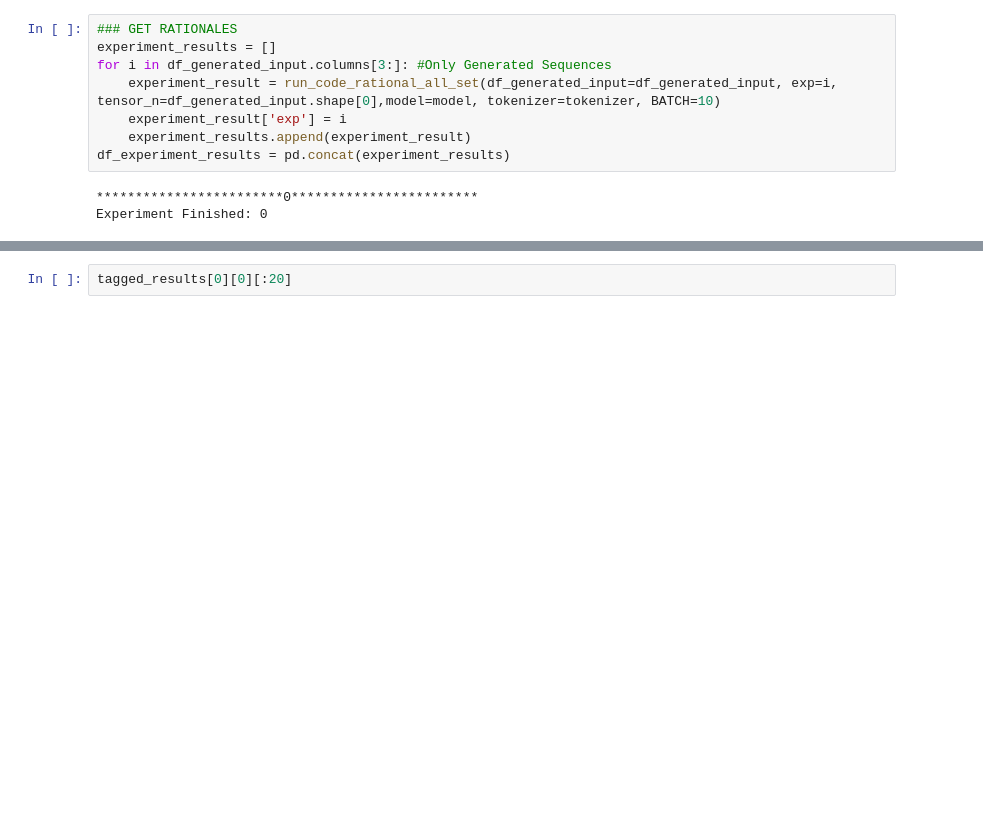
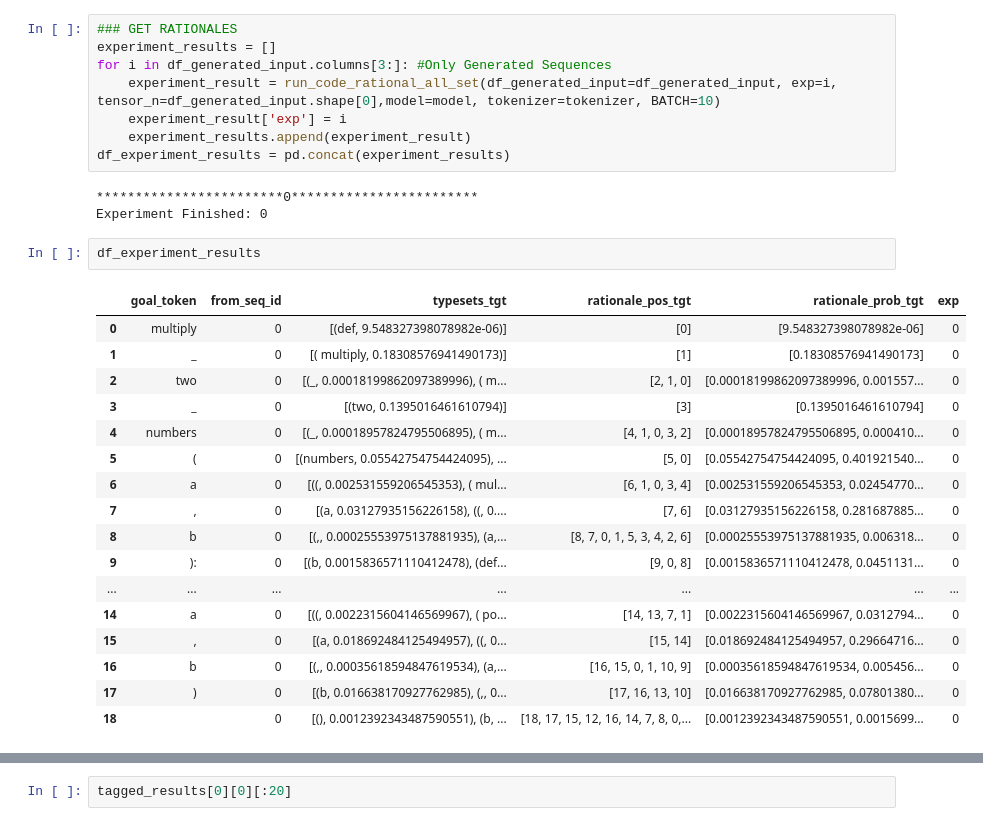
Before and after one commit to WM-SEMERU/code-rationales, a Jupyter notebook: nbs/04_local_aggregations.ipynb, the cells around one changed output, grey strips where cells are left out. Cells and saved outputs as stored; diff of their text form; blank space fills up the shorter version.

Commit message:
added rationales tagged dataframes

```diff
--- a/nbs/04_local_aggregations.ipynb
+++ b/nbs/04_local_aggregations.ipynb
@@ -550,6 +550,26 @@ df_experiment_results = pd.concat(experiment_results)
 # %% [output]
 ************************0************************
 Experiment Finished: 0
+# %%
+df_experiment_results
+# %% [output]
+|  | goal_token | from_seq_id | typesets_tgt | rationale_pos_tgt | rationale_prob_tgt | exp |
+| 0 | multiply | 0 | [(def, 9.548327398078982e-06)] | [0] | [9.548327398078982e-06] | 0 |
+| 1 | _ | 0 | [( multiply, 0.18308576941490173)] | [1] | [0.18308576941490173] | 0 |
+| 2 | two | 0 | [(_, 0.00018199862097389996), ( m... | [2, 1, 0] | [0.00018199862097389996, 0.001557... | 0 |
+| 3 | _ | 0 | [(two, 0.1395016461610794)] | [3] | [0.1395016461610794] | 0 |
+| 4 | numbers | 0 | [(_, 0.00018957824795506895), ( m... | [4, 1, 0, 3, 2] | [0.00018957824795506895, 0.000410... | 0 |
+| 5 | ( | 0 | [(numbers, 0.05542754754424095), ... | [5, 0] | [0.05542754754424095, 0.401921540... | 0 |
+| 6 | a | 0 | [((, 0.002531559206545353), ( mul... | [6, 1, 0, 3, 4] | [0.002531559206545353, 0.02454770... | 0 |
+| 7 | , | 0 | [(a, 0.03127935156226158), ((, 0.... | [7, 6] | [0.03127935156226158, 0.281687885... | 0 |
+| 8 | b | 0 | [(,, 0.00025553975137881935), (a,... | [8, 7, 0, 1, 5, 3, 4, 2, 6] | [0.00025553975137881935, 0.006318... | 0 |
+| 9 | ): | 0 | [(b, 0.0015836571110412478), (def... | [9, 0, 8] | [0.0015836571110412478, 0.0451131... | 0 |
+| ... | ... | ... | ... | ... | ... | ... |
+| 14 | a | 0 | [((, 0.0022315604146569967), ( po... | [14, 13, 7, 1] | [0.0022315604146569967, 0.0312794... | 0 |
+| 15 | , | 0 | [(a, 0.018692484125494957), ((, 0... | [15, 14] | [0.018692484125494957, 0.29664716... | 0 |
+| 16 | b | 0 | [(,, 0.00035618594847619534), (a,... | [16, 15, 0, 1, 10, 9] | [0.00035618594847619534, 0.005456... | 0 |
+| 17 | ) | 0 | [(b, 0.016638170927762985), (,, 0... | [17, 16, 13, 10] | [0.016638170927762985, 0.07801380... | 0 |
+| 18 |  | 0 | [(), 0.0012392343487590551), (b, ... | [18, 17, 15, 12, 16, 14, 7, 8, 0,... | [0.0012392343487590551, 0.0015699... | 0 |
 # %%
 ###TAG EXPERIMENTS RESULTS - TAKES TIME
 nl_ast_types = ['comment','identifier','string']
```
Also changed, not shown: parts of 2 cells of this notebook, 8 other files.
